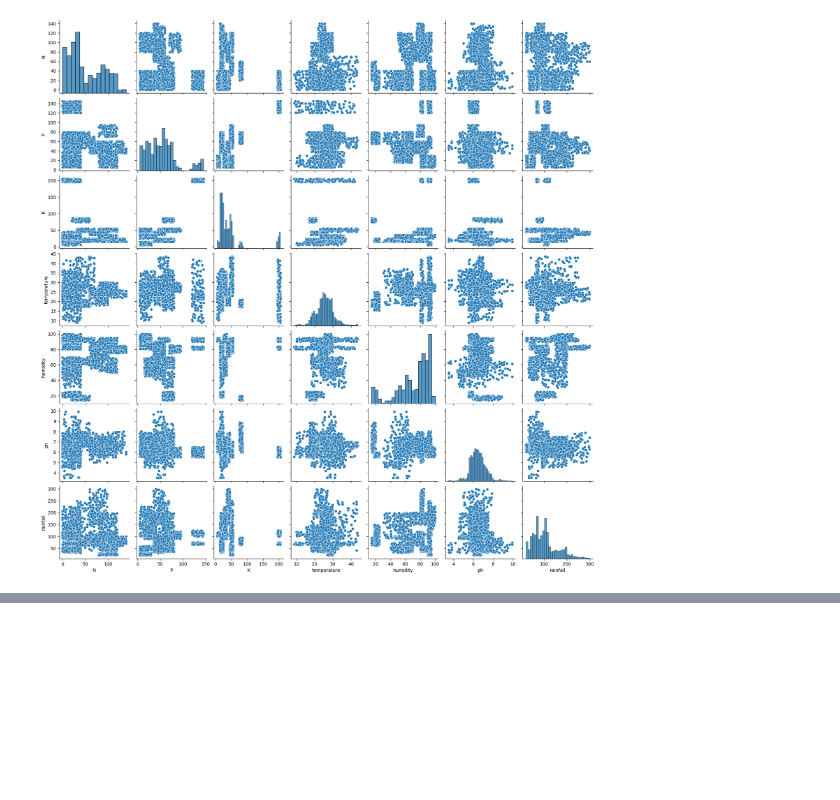
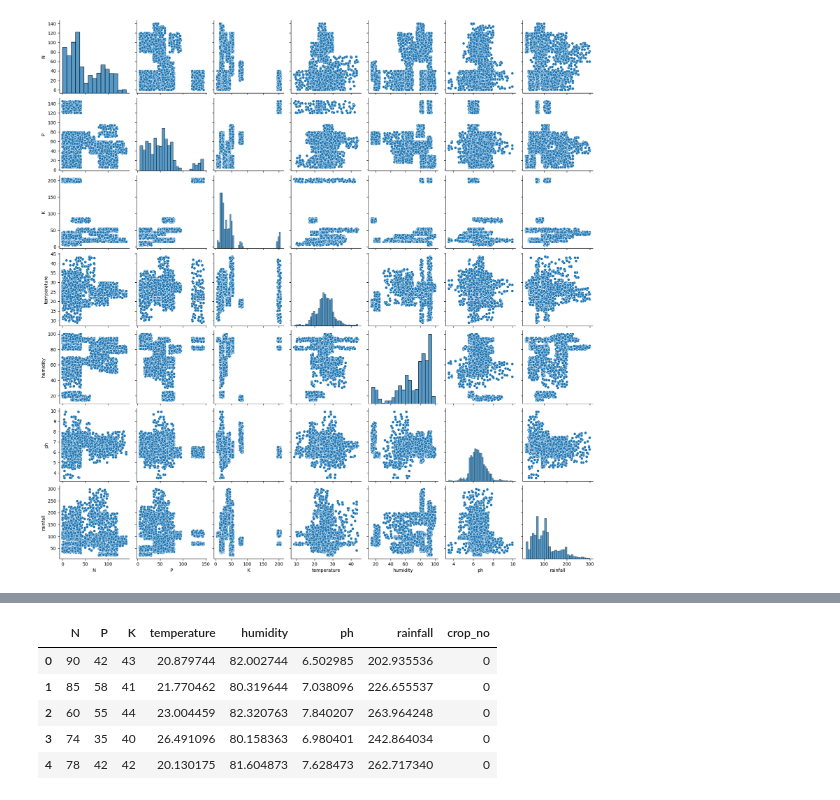
Before and after one commit to Indra-Sai/Crop_and_Fertilizer_recommendation_System, a Jupyter notebook: crop.ipynb, the cells around one changed output, grey strips where cells are left out. Cells and saved outputs as stored; diff of their text form; code cells hidden in the pictures; blank space fills up the shorter version.

Commit message:
label encoding

```diff
--- a/crop.ipynb
+++ b/crop.ipynb
@@ -178,0 +181,4 @@ sns.pairplot(crop[features])
+# %%
+unique_lables = crop.label.unique().tolist()
+mapped_lables =dict(zip(unique_lables,list(range(len(unique_lables)))))
+mapped_lables
@@ -178,0 +203,2 @@ sns.pairplot(crop[features])
+# %%
+crop['crop_no']=crop['label'].map(mapped_lables)
@@ -178,0 +225,11 @@ sns.pairplot(crop[features])
+# %%
+df=crop.drop('label',axis=1)
+# %%
+df.head()
+# %% [output]
+|  | N | P | K | temperature | humidity | ph | rainfall | crop_no |
+| 0 | 90 | 42 | 43 | 20.879744 | 82.002744 | 6.502985 | 202.935536 | 0 |
+| 1 | 85 | 58 | 41 | 21.770462 | 80.319644 | 7.038096 | 226.655537 | 0 |
+| 2 | 60 | 55 | 44 | 23.004459 | 82.320763 | 7.840207 | 263.964248 | 0 |
+| 3 | 74 | 35 | 40 | 26.491096 | 80.158363 | 6.980401 | 242.864034 | 0 |
+| 4 | 78 | 42 | 42 | 20.130175 | 81.604873 | 7.628473 | 262.717340 | 0 |
```
Also changed, not shown: parts of 3 cells of this notebook.
